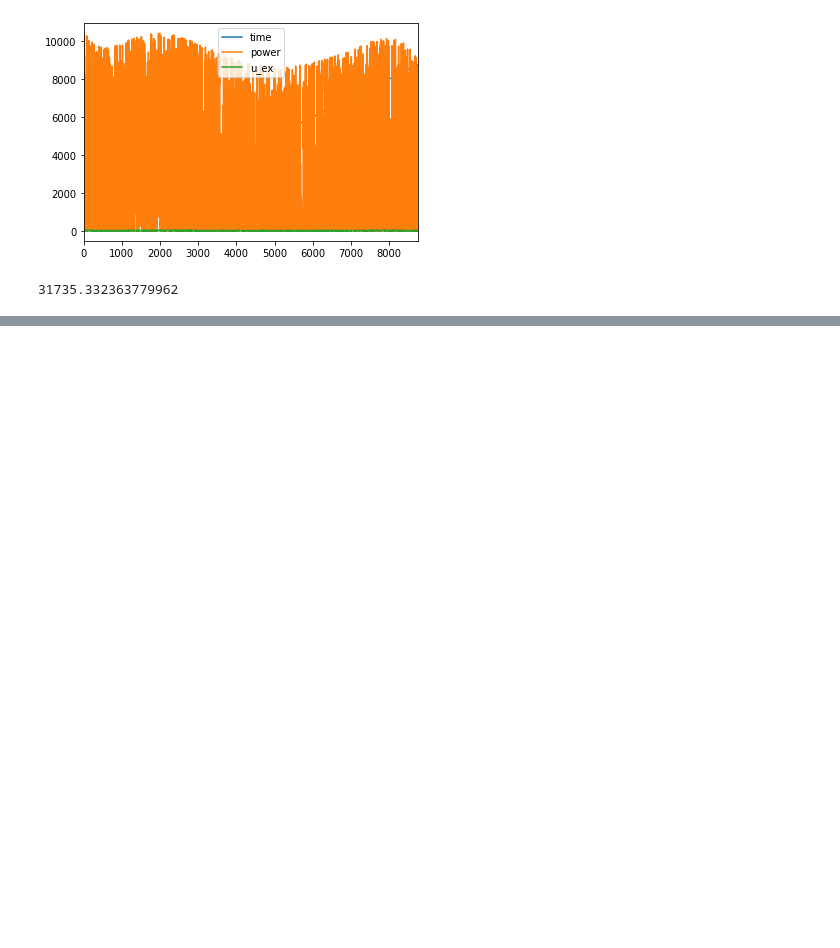
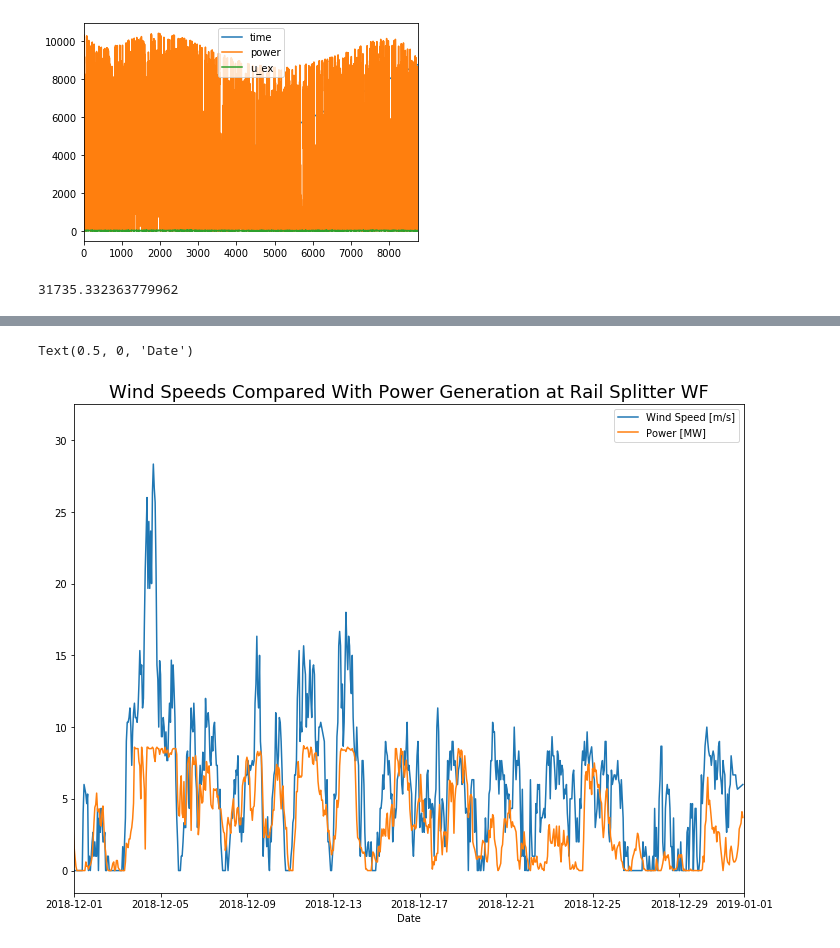
Before and after one commit to arfc/pride, a Jupyter notebook: data_processing/railsplitter_data.ipynb, the cells around one changed output, grey strips where cells are left out. Drawn from its saved outputs; the diff is of its cells as text; code cells hidden in the pictures; blank space fills up the shorter version.

```diff
--- a/data_processing/railsplitter_data.ipynb
+++ b/data_processing/railsplitter_data.ipynb
@@ -66,0 +146,12 @@ power_model['power'].sum()/1000
+# %%
+wind17=wind_years.get_group(2017)
+wind18=wind_years.get_group(2018)
+# %%
+# check if there are NaN values
+print("The data frame is missing values:", wind17.isnull().values.any())
+
+# interpolate
+wind17 = wind17.interpolate(method='linear')
+
+# check if there are NaN values
+print("The data frame is missing values:", wind17.isnull().values.any())
@@ -66,0 +161,9 @@ power_model['power'].sum()/1000
+# %%
+# check if there are NaN values
+print("The data frame is missing values:", wind18.isnull().values.any())
+
+# interpolate
+wind18 = wind18.interpolate(method='linear')
+
+# check if there are NaN values
+print("The data frame is missing values:", wind18.isnull().values.any())
@@ -66,0 +173,3 @@ power_model['power'].sum()/1000
+# %%
+df17['u'] = wind17['u']
+df18['u'] = wind18['u']
@@ -66,0 +186,12 @@ power_model['power'].sum()/1000
+# %%
+import datetime as dt
+fig,ax = plt.subplots(figsize=(12,9))
+ax.plot(df18.index, df17['u'], label='Wind Speed [m/s]')
+ax.plot(df18.index, df17['MWh'], label='Power [MW]')
+ax.set_xlim(dt.date(2018,12,1), dt.date(2019,1,1))
+ax.legend()
+ax.set_title("Wind Speeds Compared With Power Generation at Rail Splitter WF", fontsize=18)
+ax.set_xlabel("Date")
+# %% [output]
+Text(0.5, 0, 'Date')
+[figure, added]
```
Also changed, not shown: parts of 24 cells of this notebook, 2 other files.
